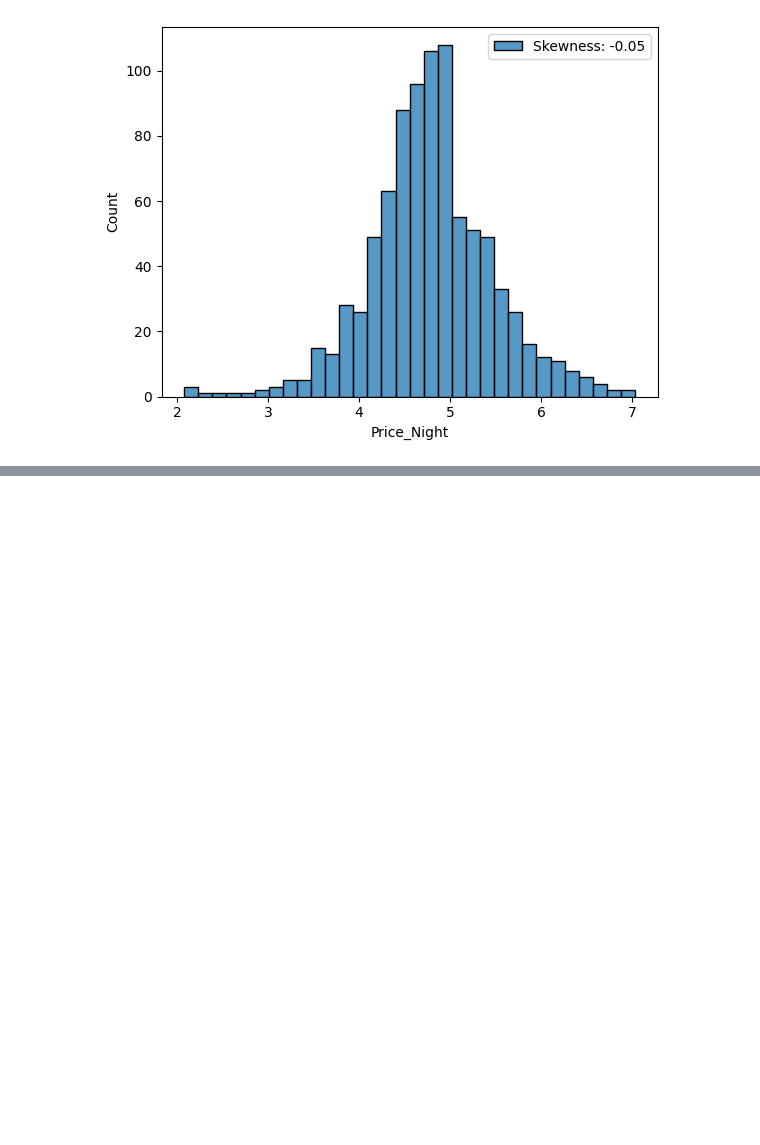
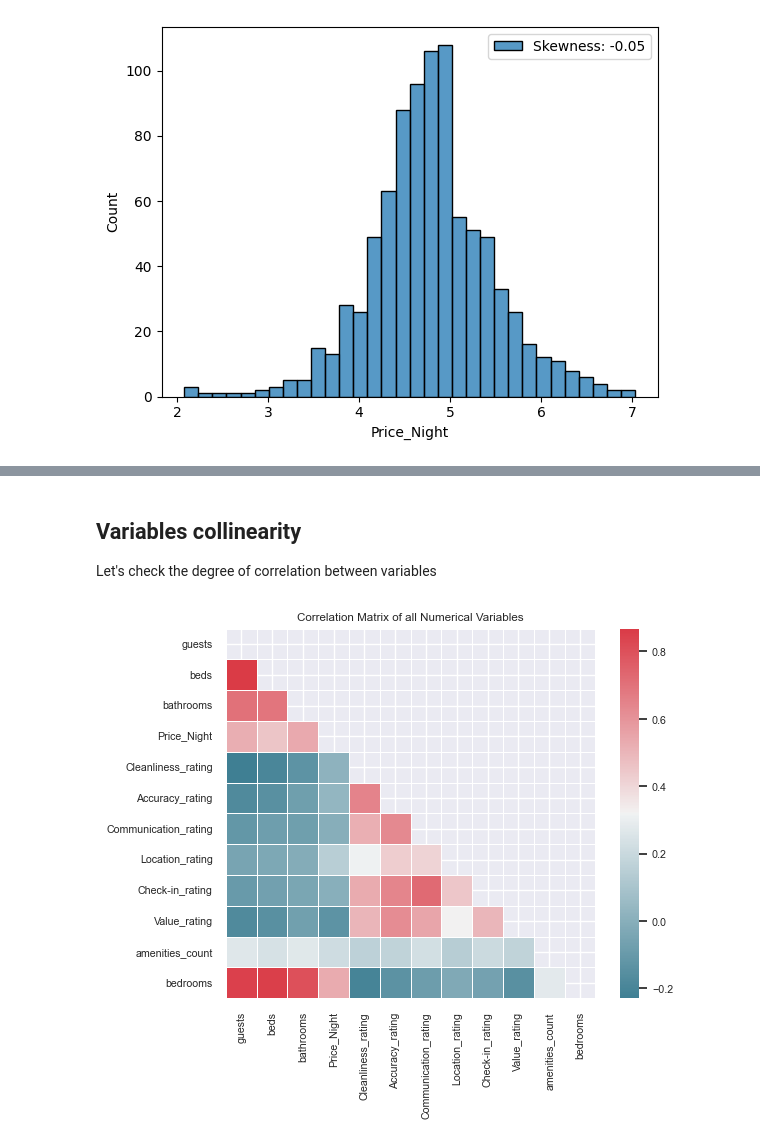
Before and after one commit to SaveSavio/modelling-airbnbs-property-listing-dataset-, a Jupyter notebook: exploratory_data_analysis.ipynb, the cells around one changed output, grey strips where cells are left out. Cells and saved outputs as stored; diff of their text form; code cells hidden in the pictures; blank space fills up the shorter version.

```diff
--- a/exploratory_data_analysis.ipynb
+++ b/exploratory_data_analysis.ipynb
@@ -165,0 +298,21 @@ t.legend()
+# %% [markdown]
+## Variables collinearity
+Let's check the degree of correlation between variables
+# %%
+# calculate the Pearson coefficient of correlation for the numerical values
+corr = df_numeric.corr()
+
+# Generate a mask for the upper triangle
+mask = np.zeros_like(corr, dtype=np.bool_)
+mask[np.triu_indices_from(mask)] = True
+
+# set thins up for plotting
+cmap = sns.diverging_palette(220, 10, as_cmap=True)
+# Draw the heatmap
+sns.heatmap(corr, mask=mask,
+            square=True, linewidths=.5, annot=False, cmap=cmap)
+plt.yticks(rotation=0)
+plt.title('Correlation Matrix of all Numerical Variables')
+plt.show()
+# %% [output]
+[figure, added]
```
Also changed, not shown: parts of 26 cells of this notebook.
